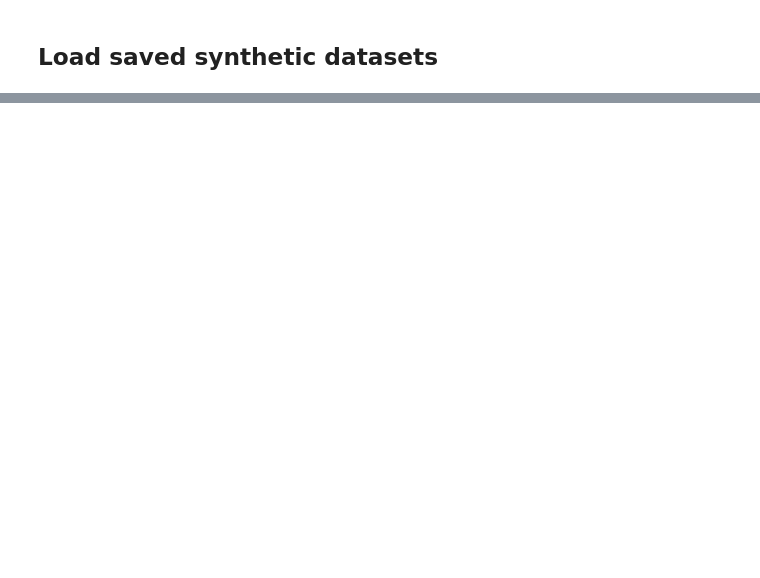
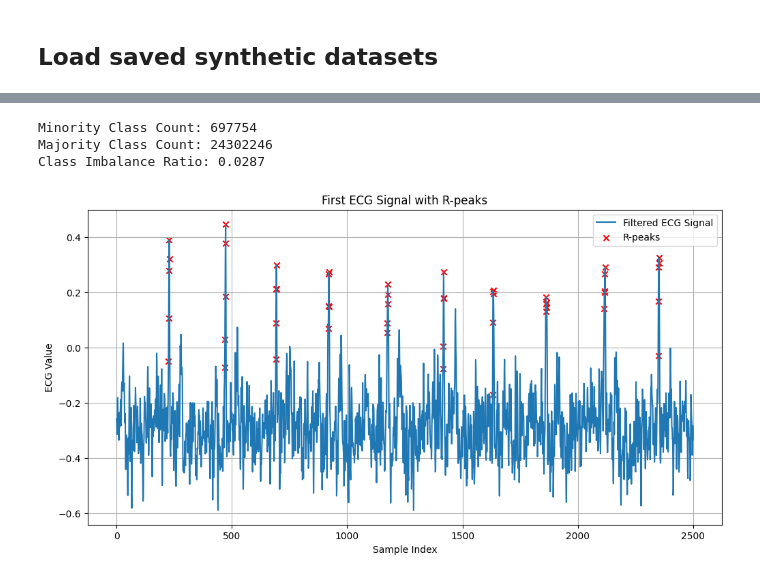
Before and after one commit to asimx07/afib-thesis, a Jupyter notebook: training.ipynb, the cells around one changed output, grey strips where cells are left out. Cells and saved outputs as stored; diff of their text form; code cells hidden in the pictures; blank space fills up the shorter version.

```diff
--- a/training.ipynb
+++ b/training.ipynb
@@ -38,0 +140,46 @@ afib_df
+# %%
+# Count the number of 0's and 1's
+class_0_count = np.sum(labels == 0)  # Majority class count (assuming 0 is majority)
+class_1_count = np.sum(labels == 1)  # Minority class count (assuming 1 is minority)
+
+# Identify the majority and minority class counts
+minority_class_count = min(class_0_count, class_1_count)
+majority_class_count = max(class_0_count, class_1_count)
+
+# Calculate the imbalance ratio
+imbalance_ratio = minority_class_count / majority_class_count
+
+# Print the results
+print(f"Minority Class Count: {minority_class_count}")
+print(f"Majority Class Count: {majority_class_count}")
+print(f"Class Imbalance Ratio: {imbalance_ratio:.4f}")
+# %% [output]
+Minority Class Count: 697754
+Majority Class Count: 24302246
+Class Imbalance Ratio: 0.0287
+# %%
+from matplotlib import pyplot as plt
+def plot_first_signal_with_rpeaks(signals, labels):
+    # Extract the first si|gnal and its corresponding labels
+    ecg_signal = signals[243]
+    ecg_labels = labels[243]
+
+    # Find R-peak indices from labels
+    rpeak_indices = np.where(ecg_labels == 1)[0]
+
+    # Plotting
+    plt.figure(figsize=(12, 6))
+    plt.plot(ecg_signal,label='Filtered ECG Signal')
+    plt.scatter(rpeak_indices, ecg_signal[rpeak_indices], color='red', label='R-peaks', marker='x')
+    plt.title('First ECG Signal with R-peaks')
+    plt.xlabel('Sample Index')
+    plt.ylabel('ECG Value')
+    plt.legend()
+    plt.grid(True)
+    plt.show()
+
+# Example usage
+# Call this function with your actual data
+plot_first_signal_with_rpeaks(training, labels)
+# %% [output]
+[figure, added]
```
Also changed, not shown: parts of 13 cells of this notebook, 13 other files.
